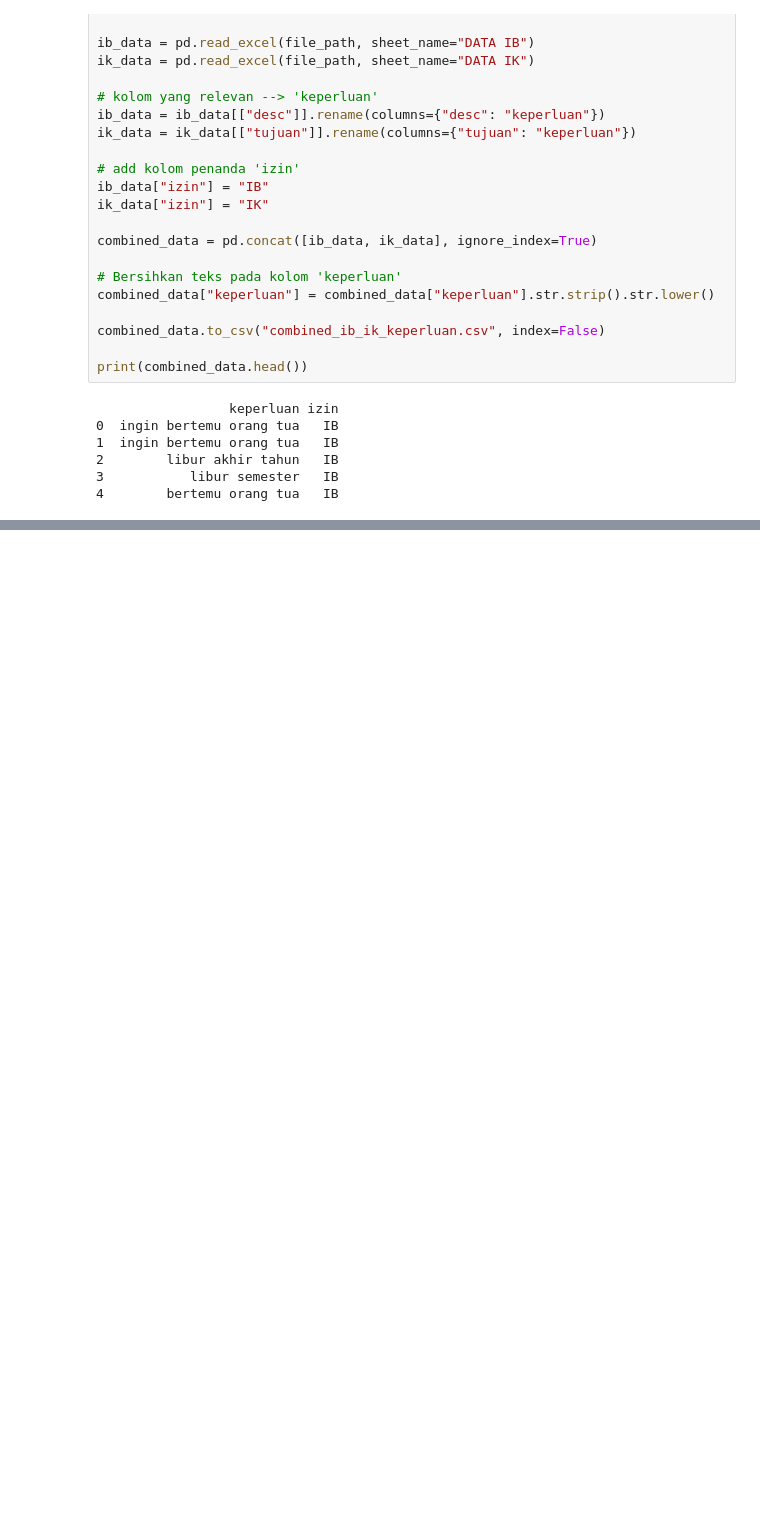
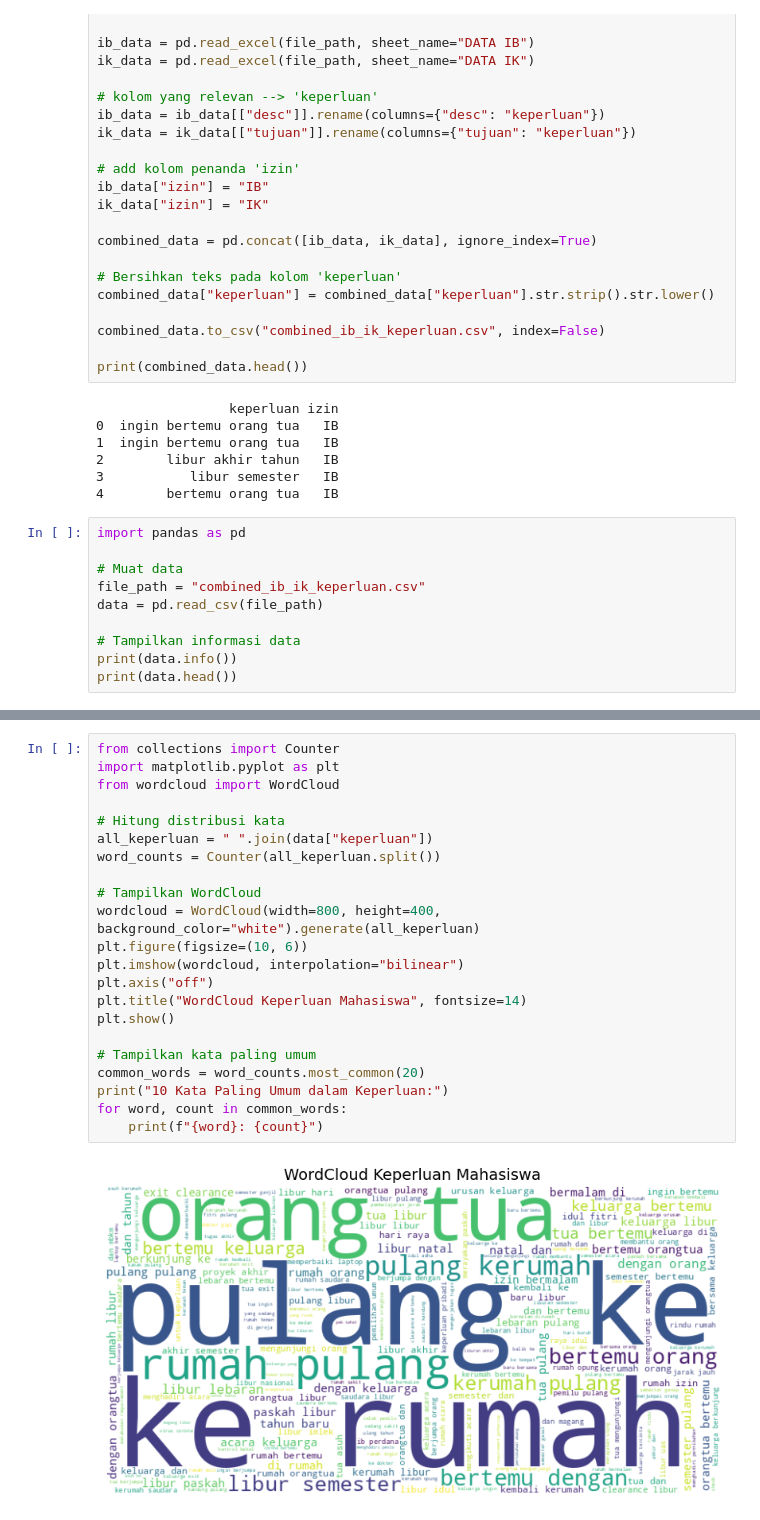
Before and after one commit to StillLearnSVN/MachineLearning07, a Jupyter notebook: preprocessed.ipynb, the cells around one changed output, grey strips where cells are left out. Cells and saved outputs as stored; diff of their text form; blank space fills up the shorter version.

```diff
--- a/preprocessed.ipynb
+++ b/preprocessed.ipynb
@@ -31,3 +31,13 @@ print(combined_data.head())
 2        libur akhir tahun   IB
 3           libur semester   IB
 4        bertemu orang tua   IB
+# %%
+import pandas as pd
+
+# Muat data
+file_path = "combined_ib_ik_keperluan.csv"
+data = pd.read_csv(file_path)
+
+# Tampilkan informasi data
+print(data.info())
+print(data.head())
@@ -33,0 +61,24 @@ print(combined_data.head())
+# %%
+from collections import Counter
+import matplotlib.pyplot as plt
+from wordcloud import WordCloud
+
+# Hitung distribusi kata
+all_keperluan = " ".join(data["keperluan"])
+word_counts = Counter(all_keperluan.split())
+
+# Tampilkan WordCloud
+wordcloud = WordCloud(width=800, height=400, background_color="white").generate(all_keperluan)
+plt.figure(figsize=(10, 6))
+plt.imshow(wordcloud, interpolation="bilinear")
+plt.axis("off")
+plt.title("WordCloud Keperluan Mahasiswa", fontsize=14)
+plt.show()
+
+# Tampilkan kata paling umum
+common_words = word_counts.most_common(20)
+print("10 Kata Paling Umum dalam Keperluan:")
+for word, count in common_words:
+    print(f"{word}: {count}")
+# %% [output]
+[figure, added]
```
Also changed, not shown: parts of 12 cells of this notebook, 3 other files.
